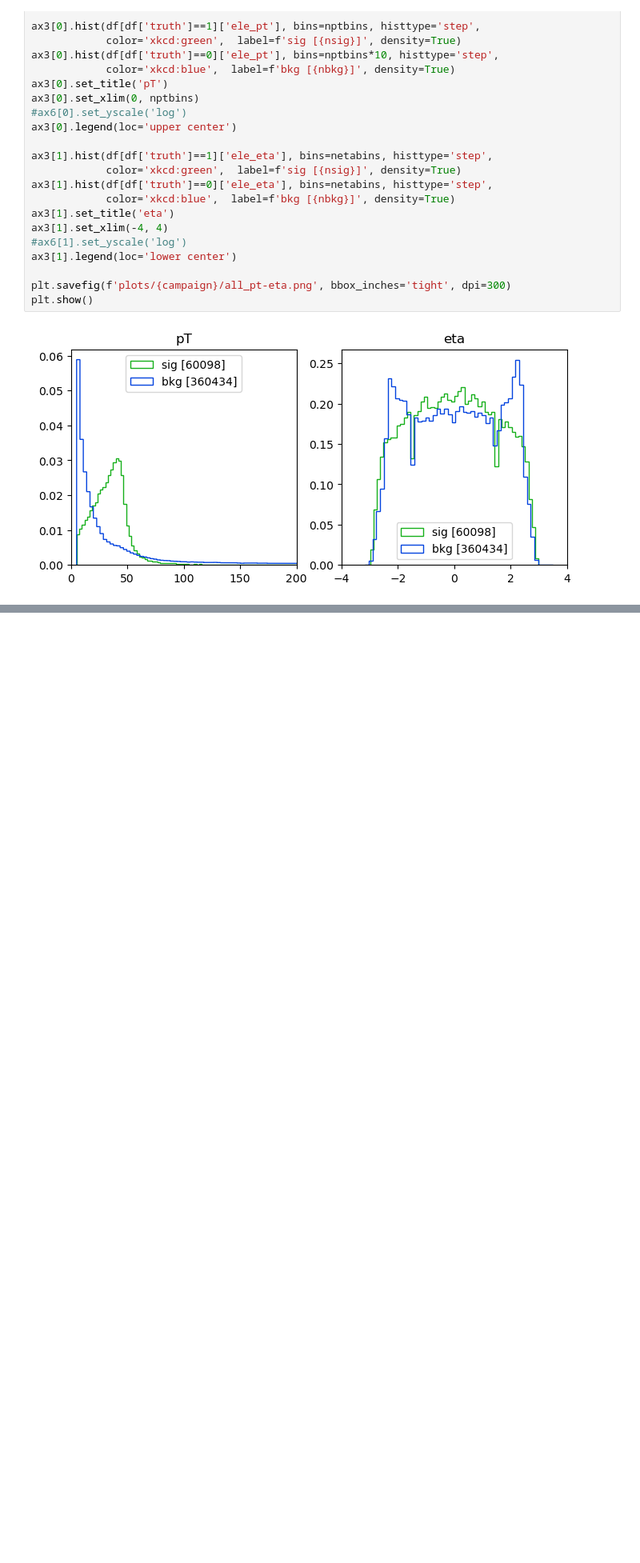
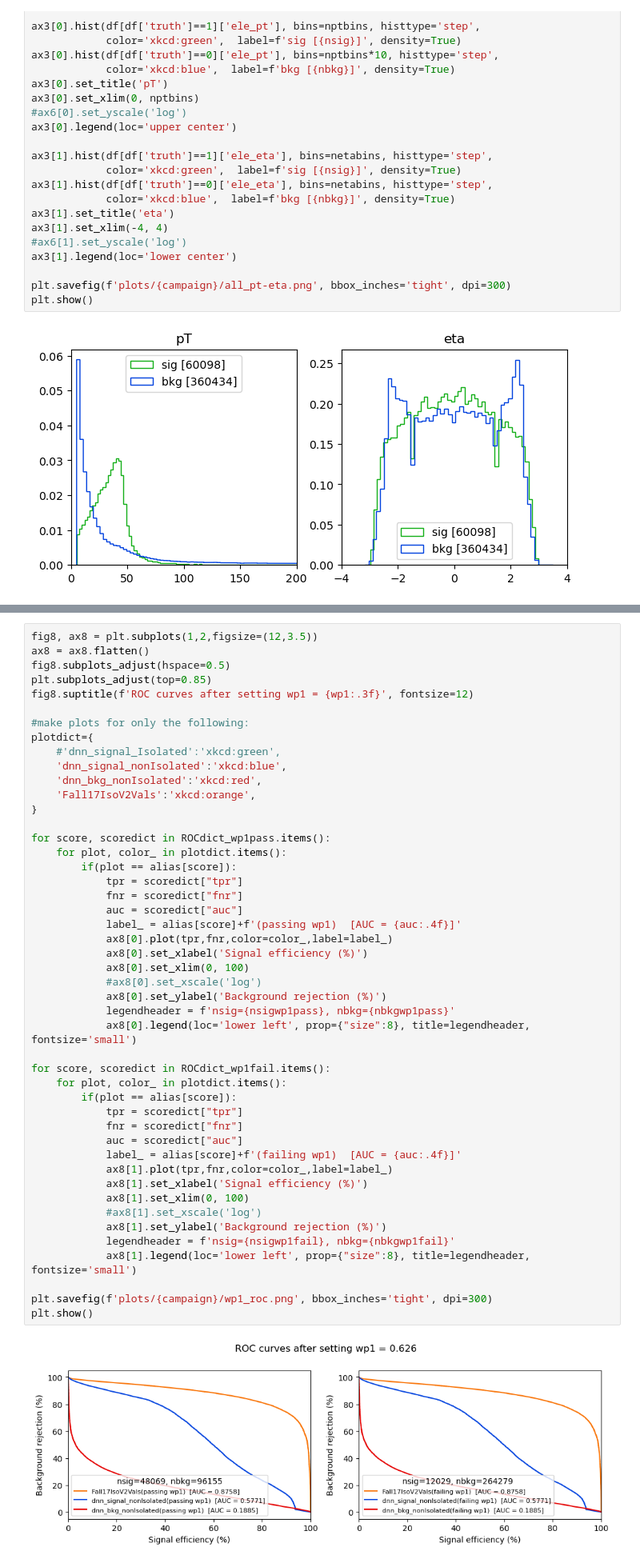
Before and after one commit to phazarik/Electron-DNN-ID-study, a Jupyter notebook: dnn_id_general.ipynb, the cells around one changed output, grey strips where cells are left out. Shown at 80% size. Drawn from its saved outputs; the diff is of its cells as text; blank space fills up the shorter version.

```diff
--- a/dnn_id_general.ipynb
+++ b/dnn_id_general.ipynb
@@ -500,0 +646,49 @@ plt.show()
+# %%
+fig8, ax8 = plt.subplots(1,2,figsize=(12,3.5))
+ax8 = ax8.flatten()
+fig8.subplots_adjust(hspace=0.5)
+plt.subplots_adjust(top=0.85)
+fig8.suptitle(f'ROC curves after setting wp1 = {wp1:.3f}', fontsize=12)
+
+#make plots for only the following:
+plotdict={
+    #'dnn_signal_Isolated':'xkcd:green',
+    'dnn_signal_nonIsolated':'xkcd:blue',
+    'dnn_bkg_nonIsolated':'xkcd:red',
+    'Fall17IsoV2Vals':'xkcd:orange',
+}
+
+for score, scoredict in ROCdict_wp1pass.items():
+    for plot, color_ in plotdict.items():
+        if(plot == alias[score]):
+            tpr = scoredict["tpr"]
+            fnr = scoredict["fnr"]
+            auc = scoredict["auc"]
+            label_ = alias[score]+f'(passing wp1)  [AUC = {auc:.4f}]'
+            ax8[0].plot(tpr,fnr,color=color_,label=label_)
+            ax8[0].set_xlabel('Signal efficiency (%)')
+            ax8[0].set_xlim(0, 100)
+            #ax8[0].set_xscale('log')
+            ax8[0].set_ylabel('Background rejection (%)')
+            legendheader = f'nsig={nsigwp1pass}, nbkg={nbkgwp1pass}'
+            ax8[0].legend(loc='lower left', prop={"size":8}, title=legendheader, fontsize='small')
+
+for score, scoredict in ROCdict_wp1fail.items():
+    for plot, color_ in plotdict.items():
+        if(plot == alias[score]):
+            tpr = scoredict["tpr"]
+            fnr = scoredict["fnr"]
+            auc = scoredict["auc"]
+            label_ = alias[score]+f'(failing wp1)  [AUC = {auc:.4f}]'
+            ax8[1].plot(tpr,fnr,color=color_,label=label_)
+            ax8[1].set_xlabel('Signal efficiency (%)')
+            ax8[1].set_xlim(0, 100)
+            #ax8[1].set_xscale('log')
+            ax8[1].set_ylabel('Background rejection (%)')
+            legendheader = f'nsig={nsigwp1fail}, nbkg={nbkgwp1fail}'
+            ax8[1].legend(loc='lower left', prop={"size":8}, title=legendheader, fontsize='small')
+
+plt.savefig(f'plots/{campaign}/wp1_roc.png', bbox_inches='tight', dpi=300)
+plt.show()
+# %% [output]
+[figure, added]
```
Also changed, not shown: parts of 19 cells of this notebook, 3 other files.
